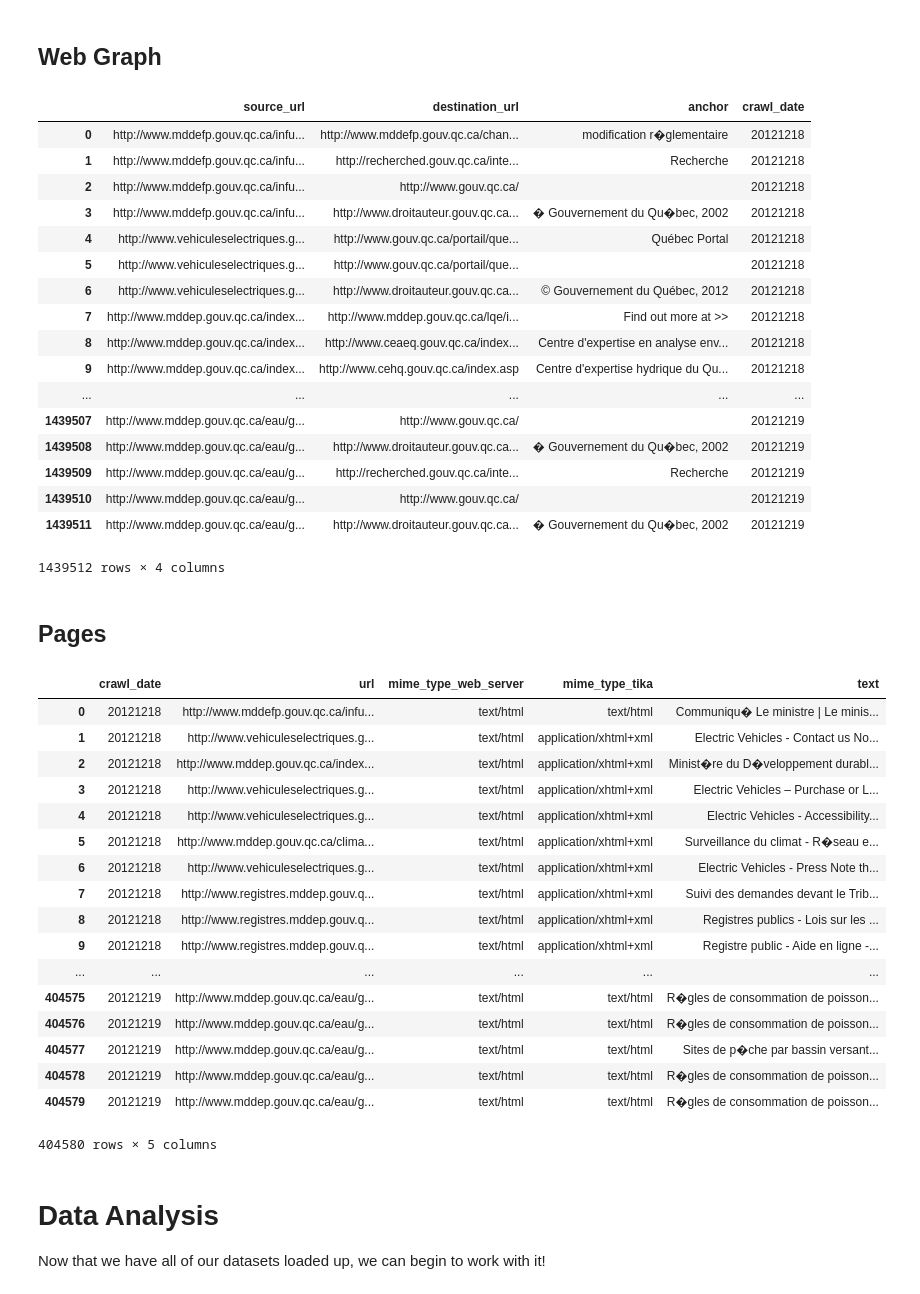
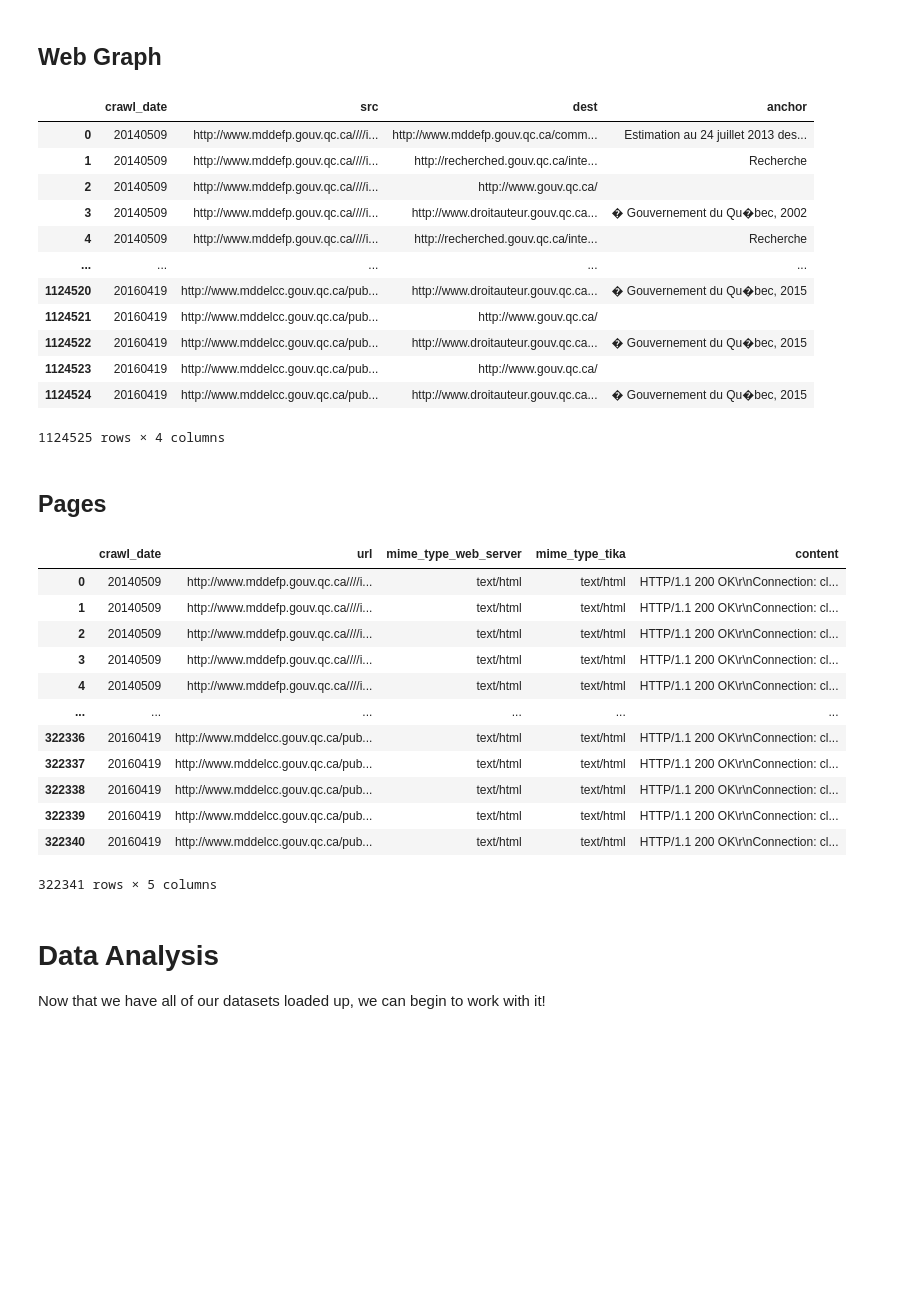
Before and after one commit to archivesunleashed/notebooks, a Jupyter notebook: parquet_pandas_example.ipynb, the cells around one changed output. Drawn from its saved outputs; the diff is of its cells as text; code cells hidden in the pictures; blank space fills up the shorter version.

```diff
--- a/parquet_pandas_example.ipynb
+++ b/parquet_pandas_example.ipynb
@@ -161,53 +124,43 @@ network
 # %% [markdown]
 ## Web Graph
 # %%
-webgraph_parquet = pq.read_table('parquet/webgraph')
+webgraph_parquet = pq.read_table('environnement-qc/webgraph')
 webgraph = webgraph_parquet.to_pandas()
 webgraph
 # %% [output]
-|  | source_url | destination_url | anchor | crawl_date |
-| 0 | http://www.mddefp.gouv.qc.ca/infu... | http://www.mddefp.gouv.qc.ca/chan... | modification r�glementaire | 20121218 |
-| 1 | http://www.mddefp.gouv.qc.ca/infu... | http://recherched.gouv.qc.ca/inte... | Recherche | 20121218 |
-| 2 | http://www.mddefp.gouv.qc.ca/infu... | http://www.gouv.qc.ca/ |  | 20121218 |
-| 3 | http://www.mddefp.gouv.qc.ca/infu... | http://www.droitauteur.gouv.qc.ca... | � Gouvernement du Qu�bec, 2002 | 20121218 |
-| 4 | http://www.vehiculeselectriques.g... | http://www.gouv.qc.ca/portail/que... | Québec Portal | 20121218 |
-| 5 | http://www.vehiculeselectriques.g... | http://www.gouv.qc.ca/portail/que... |  | 20121218 |
-| 6 | http://www.vehiculeselectriques.g... | http://www.droitauteur.gouv.qc.ca... | © Gouvernement du Québec, 2012 | 20121218 |
-| 7 | http://www.mddep.gouv.qc.ca/index... | http://www.mddep.gouv.qc.ca/lqe/i... | Find out more at >> | 20121218 |
-| 8 | http://www.mddep.gouv.qc.ca/index... | http://www.ceaeq.gouv.qc.ca/index... | Centre d'expertise en analyse env... | 20121218 |
-| 9 | http://www.mddep.gouv.qc.ca/index... | http://www.cehq.gouv.qc.ca/index.asp | Centre d'expertise hydrique du Qu... | 20121218 |
+|  | crawl_date | src | dest | anchor |
+| 0 | 20140509 | http://www.mddefp.gouv.qc.ca////i... | http://www.mddefp.gouv.qc.ca/comm... | Estimation au 24 juillet 2013 des... |
+| 1 | 20140509 | http://www.mddefp.gouv.qc.ca////i... | http://recherched.gouv.qc.ca/inte... | Recherche |
+| 2 | 20140509 | http://www.mddefp.gouv.qc.ca////i... | http://www.gouv.qc.ca/ |  |
+| 3 | 20140509 | http://www.mddefp.gouv.qc.ca////i... | http://www.droitauteur.gouv.qc.ca... | � Gouvernement du Qu�bec, 2002 |
+| 4 | 20140509 | http://www.mddefp.gouv.qc.ca////i... | http://recherched.gouv.qc.ca/inte... | Recherche |
 | ... | ... | ... | ... | ... |
-| 1439507 | http://www.mddep.gouv.qc.ca/eau/g... | http://www.gouv.qc.ca/ |  | 20121219 |
-| 1439508 | http://www.mddep.gouv.qc.ca/eau/g... | http://www.droitauteur.gouv.qc.ca... | � Gouvernement du Qu�bec, 2002 | 20121219 |
-| 1439509 | http://www.mddep.gouv.qc.ca/eau/g... | http://recherched.gouv.qc.ca/inte... | Recherche | 20121219 |
-| 1439510 | http://www.mddep.gouv.qc.ca/eau/g... | http://www.gouv.qc.ca/ |  | 20121219 |
-| 1439511 | http://www.mddep.gouv.qc.ca/eau/g... | http://www.droitauteur.gouv.qc.ca... | � Gouvernement du Qu�bec, 2002 | 20121219 |
+| 1124520 | 20160419 | http://www.mddelcc.gouv.qc.ca/pub... | http://www.droitauteur.gouv.qc.ca... | � Gouvernement du Qu�bec, 2015 |
+| 1124521 | 20160419 | http://www.mddelcc.gouv.qc.ca/pub... | http://www.gouv.qc.ca/ |  |
+| 1124522 | 20160419 | http://www.mddelcc.gouv.qc.ca/pub... | http://www.droitauteur.gouv.qc.ca... | � Gouvernement du Qu�bec, 2015 |
+| 1124523 | 20160419 | http://www.mddelcc.gouv.qc.ca/pub... | http://www.gouv.qc.ca/ |  |
+| 1124524 | 20160419 | http://www.mddelcc.gouv.qc.ca/pub... | http://www.droitauteur.gouv.qc.ca... | � Gouvernement du Qu�bec, 2015 |
-1439512 rows × 4 columns
+1124525 rows × 4 columns
 # %% [markdown]
 ## Pages
 # %%
-pages_parquet = pq.read_table('parquet/pages')
+pages_parquet = pq.read_table('environnement-qc/webpages')
 pages = pages_parquet.to_pandas()
 pages
 # %% [output]
-|  | crawl_date | url | mime_type_web_server | mime_type_tika | text |
-| 0 | 20121218 | http://www.mddefp.gouv.qc.ca/infu... | text/html | text/html | Communiqu� Le ministre | Le minis... |
-| 1 | 20121218 | http://www.vehiculeselectriques.g... | text/html | application/xhtml+xml | Electric Vehicles - Contact us No... |
-| 2 | 20121218 | http://www.mddep.gouv.qc.ca/index... | text/html | application/xhtml+xml | Minist�re du D�veloppement durabl... |
-| 3 | 20121218 | http://www.vehiculeselectriques.g... | text/html | application/xhtml+xml | Electric Vehicles – Purchase or L... |
-| 4 | 20121218 | http://www.vehiculeselectriques.g... | text/html | application/xhtml+xml | Electric Vehicles - Accessibility... |
-| 5 | 20121218 | http://www.mddep.gouv.qc.ca/clima... | text/html | application/xhtml+xml | Surveillance du climat - R�seau e... |
-| 6 | 20121218 | http://www.vehiculeselectriques.g... | text/html | application/xhtml+xml | Electric Vehicles - Press Note th... |
-| 7 | 20121218 | http://www.registres.mddep.gouv.q... | text/html | application/xhtml+xml | Suivi des demandes devant le Trib... |
-| 8 | 20121218 | http://www.registres.mddep.gouv.q... | text/html | application/xhtml+xml | Registres publics - Lois sur les ... |
-| 9 | 20121218 | http://www.registres.mddep.gouv.q... | text/html | application/xhtml+xml | Registre public - Aide en ligne -... |
+|  | crawl_date | url | mime_type_web_server | mime_type_tika | content |
+| 0 | 20140509 | http://www.mddefp.gouv.qc.ca////i... | text/html | text/html | HTTP/1.1 200 OK\r\nConnection: cl... |
+| 1 | 20140509 | http://www.mddefp.gouv.qc.ca////i... | text/html | text/html | HTTP/1.1 200 OK\r\nConnection: cl... |
+| 2 | 20140509 | http://www.mddefp.gouv.qc.ca////i... | text/html | text/html | HTTP/1.1 200 OK\r\nConnection: cl... |
+| 3 | 20140509 | http://www.mddefp.gouv.qc.ca////i... | text/html | text/html | HTTP/1.1 200 OK\r\nConnection: cl... |
+| 4 | 20140509 | http://www.mddefp.gouv.qc.ca////i... | text/html | text/html | HTTP/1.1 200 OK\r\nConnection: cl... |
 | ... | ... | ... | ... | ... | ... |
-| 404575 | 20121219 | http://www.mddep.gouv.qc.ca/eau/g... | text/html | text/html | R�gles de consommation de poisson... |
-| 404576 | 20121219 | http://www.mddep.gouv.qc.ca/eau/g... | text/html | text/html | R�gles de consommation de poisson... |
-| 404577 | 20121219 | http://www.mddep.gouv.qc.ca/eau/g... | text/html | text/html | Sites de p�che par bassin versant... |
-| 404578 | 20121219 | http://www.mddep.gouv.qc.ca/eau/g... | text/html | text/html | R�gles de consommation de poisson... |
-| 404579 | 20121219 | http://www.mddep.gouv.qc.ca/eau/g... | text/html | text/html | R�gles de consommation de poisson... |
+| 322336 | 20160419 | http://www.mddelcc.gouv.qc.ca/pub... | text/html | text/html | HTTP/1.1 200 OK\r\nConnection: cl... |
+| 322337 | 20160419 | http://www.mddelcc.gouv.qc.ca/pub... | text/html | text/html | HTTP/1.1 200 OK\r\nConnection: cl... |
+| 322338 | 20160419 | http://www.mddelcc.gouv.qc.ca/pub... | text/html | text/html | HTTP/1.1 200 OK\r\nConnection: cl... |
+| 322339 | 20160419 | http://www.mddelcc.gouv.qc.ca/pub... | text/html | text/html | HTTP/1.1 200 OK\r\nConnection: cl... |
+| 322340 | 20160419 | http://www.mddelcc.gouv.qc.ca/pub... | text/html | text/html | HTTP/1.1 200 OK\r\nConnection: cl... |
-404580 rows × 5 columns
+322341 rows × 5 columns
 # %% [markdown]
 # Data Analysis
 
```
Also changed, not shown: parts of 34 cells of this notebook.
